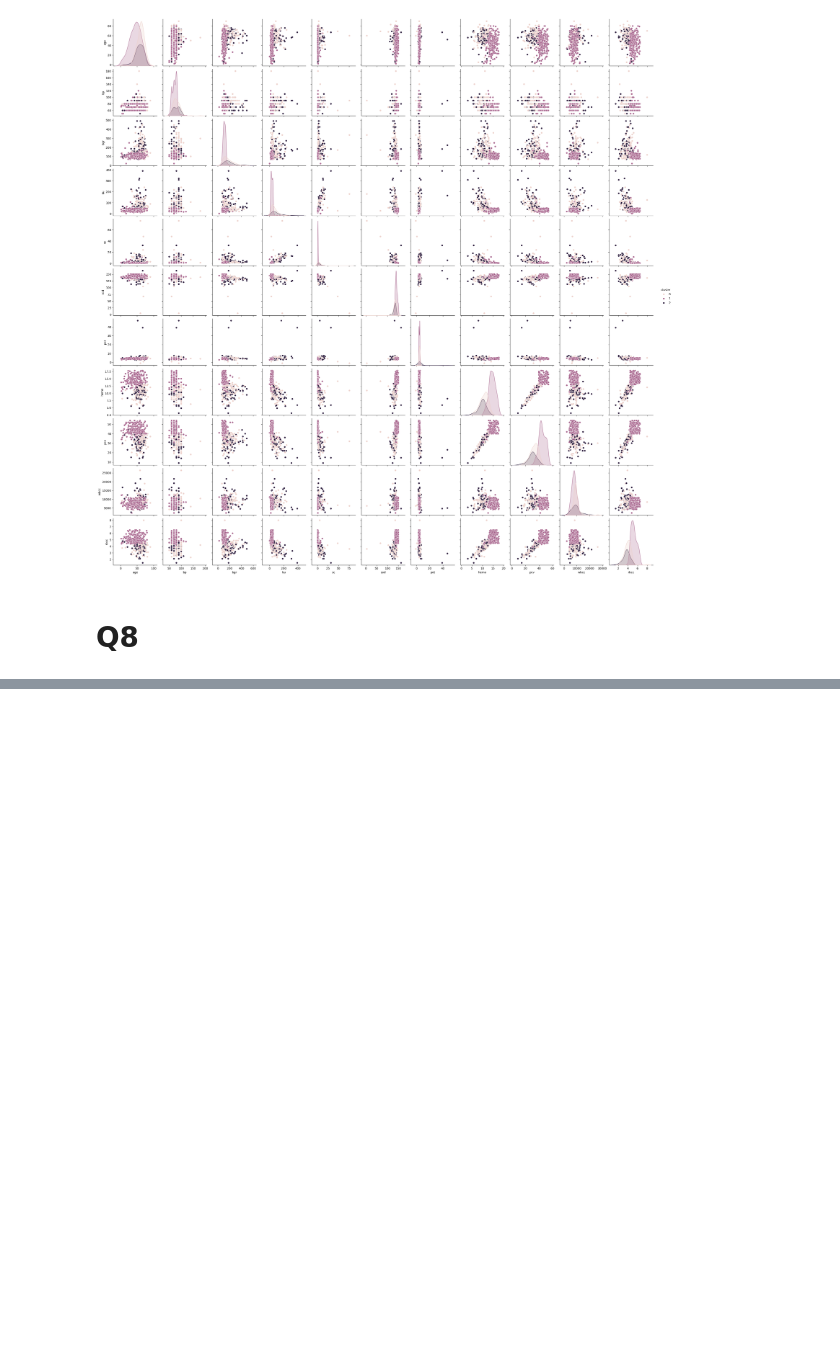
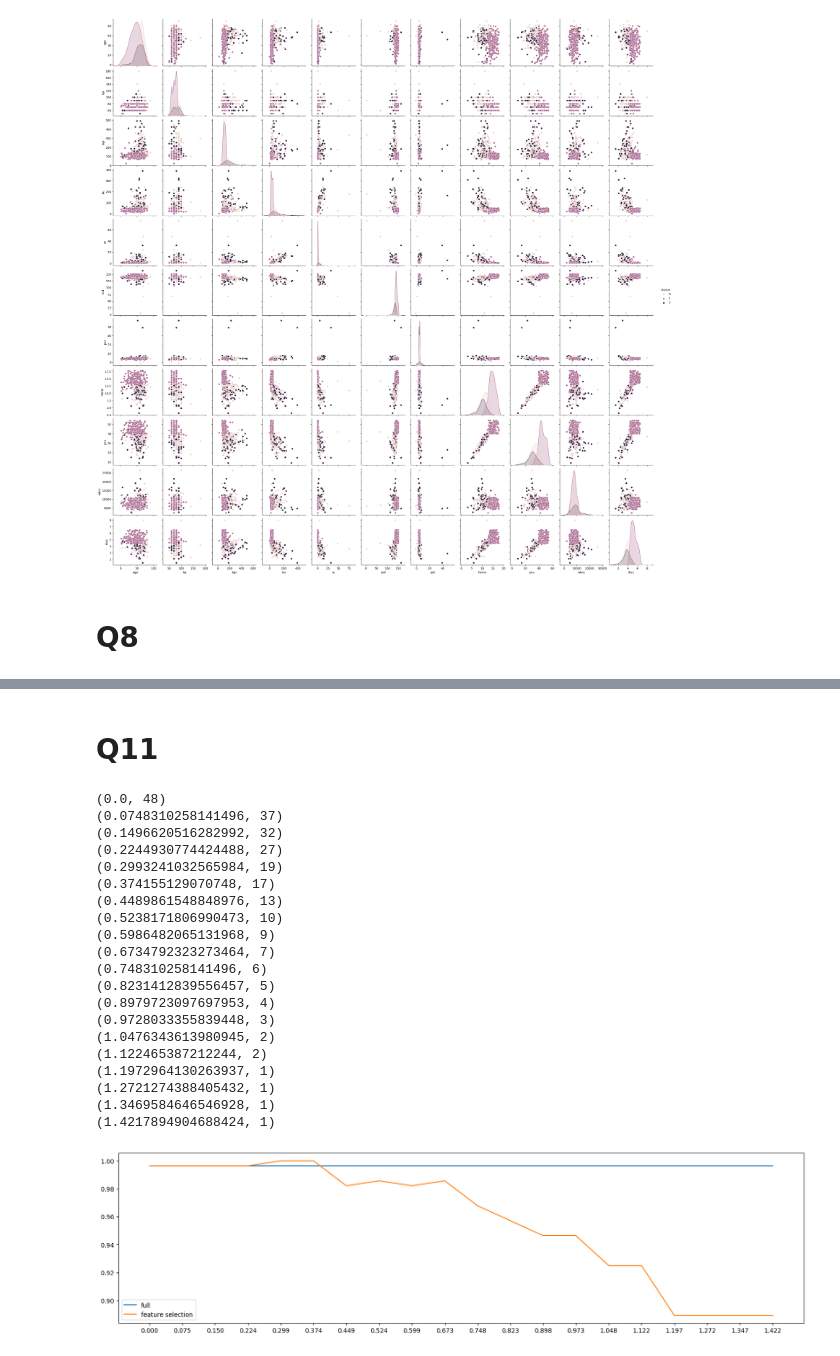
Before and after one commit to YS-02/Chronic-Kidney-Disease-Classification-Challenge, a Jupyter notebook: YS.ipynb, the cells around one changed output, grey strips where cells are left out. Saved outputs shown, nothing was run; the diff lists cells and outputs as text; code cells hidden in the pictures; blank space fills up the shorter version.

```diff
--- a/YS.ipynb
+++ b/YS.ipynb
@@ -422,0 +425,19 @@ X_train, X_test, y_train, y_test = train_test_split(X, y, test_size=0.3, random_
+# %%
+# use standard scaler to scale the data
+scaler = StandardScaler()
+X_train = scaler.fit_transform(X_train)
+X_test = scaler.transform(X_test)
+# %%
+# use logistic regression and random forest classifier to predict the class
+from sklearn.linear_model import LogisticRegression
+from sklearn.tree import DecisionTreeClassifier
+
+# logistic regression
+lr = LogisticRegression(random_state=0)
+lr.fit(X_train, y_train)
+y_pred_lr = lr.predict(X_test)
+
+# random forest classifier
+rf = RandomForestClassifier(random_state=0)
+rf.fit(X_train, y_train)
+y_pred_rf = rf.predict(X_test)
@@ -422,0 +465,46 @@ X_train, X_test, y_train, y_test = train_test_split(X, y, test_size=0.3, random_
+# %% [markdown]
+# Q11
+# %%
+from sklearn.model_selection import cross_val_score
+from sklearn.feature_selection import SelectFromModel
+
+# use SelectFromModel to select features
+fullx = []
+fsx = []
+threshold = np.linspace(0,np.max(abs(lr.fit(X_train,y_train).coef_)),20)
+k=0
+for i in threshold:
+    X_embedded = SelectFromModel(lr,threshold=i).fit_transform(X_train,y_train)
+    fullx.append(cross_val_score(lr,X_train,y_train,cv=5).mean())
+    fsx.append(cross_val_score(lr,X_embedded,y_train,cv=5).mean())
+    print((threshold[k],X_embedded.shape[1]))
+    k+=1
+
+plt.figure(figsize=(20,5))
+plt.plot(threshold,fullx,label='full')
+plt.plot(threshold,fsx,label='feature selection')
+plt.xticks(threshold)
+plt.legend()
+plt.show()
+# %% [output]
+(0.0, 48)
+(0.0748310258141496, 37)
+(0.1496620516282992, 32)
+(0.2244930774424488, 27)
+(0.2993241032565984, 19)
+(0.374155129070748, 17)
+(0.4489861548848976, 13)
+(0.5238171806990473, 10)
+(0.5986482065131968, 9)
+(0.6734792323273464, 7)
+(0.748310258141496, 6)
+(0.8231412839556457, 5)
+(0.8979723097697953, 4)
+(0.9728033355839448, 3)
+(1.0476343613980945, 2)
+(1.122465387212244, 2)
+(1.1972964130263937, 1)
+(1.2721274388405432, 1)
+(1.3469584646546928, 1)
+(1.4217894904688424, 1)
+[figure, added]
```
Also changed, not shown: parts of 9 cells of this notebook.
